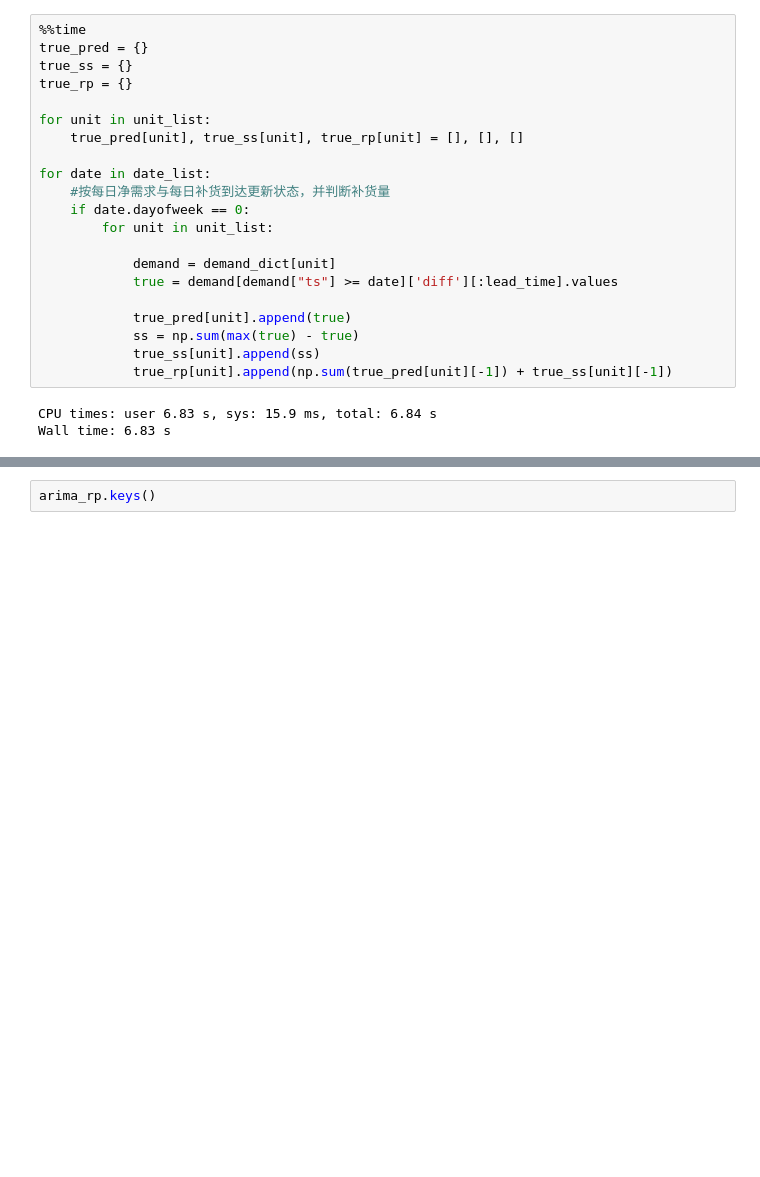
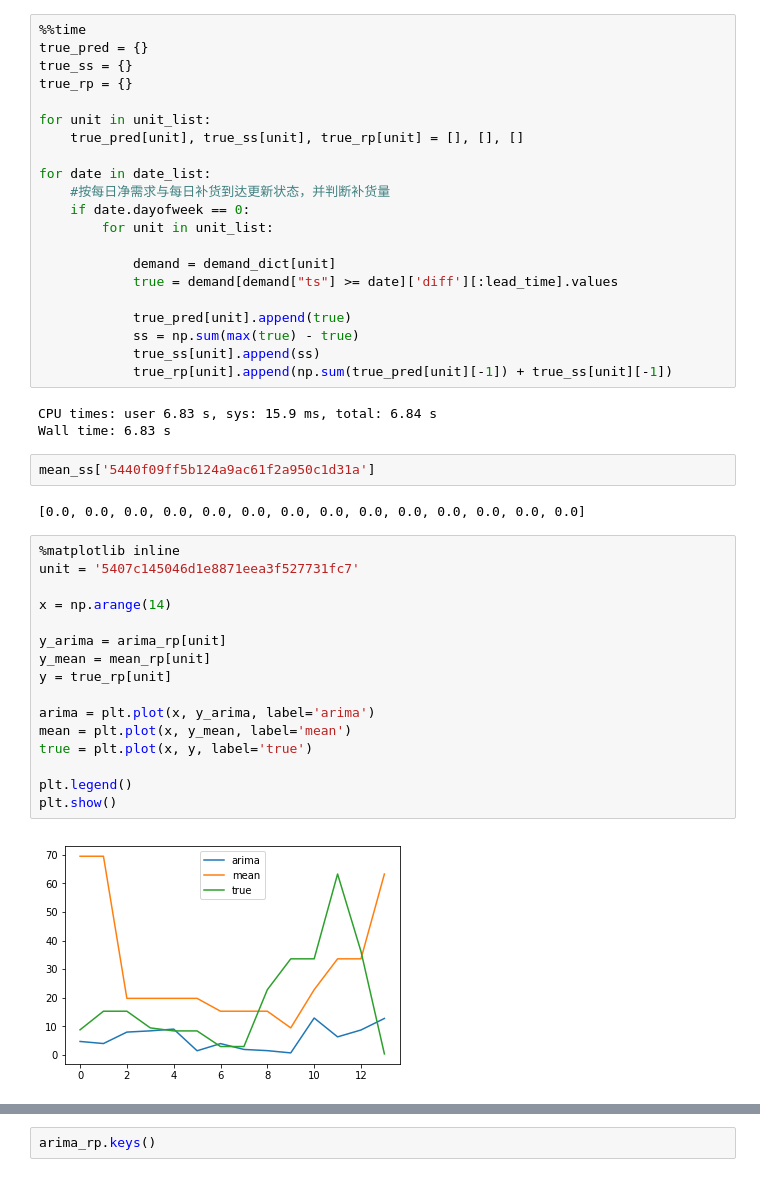
Before and after one commit to mb-Ma/Demand-Forecasting, a Jupyter notebook: code/baseline.ipynb, the cells around one changed output, grey strips where cells are left out. Cells and saved outputs as stored; diff of their text form; blank space fills up the shorter version.

```diff
--- a/code/baseline.ipynb
+++ b/code/baseline.ipynb
@@ -203,3 +204,25 @@ for date in date_list:
 # %% [output]
 CPU times: user 6.83 s, sys: 15.9 ms, total: 6.84 s
 Wall time: 6.83 s
+# %%
+mean_ss['5440f09ff5b124a9ac61f2a950c1d31a']
+# %% [output]
+[0.0, 0.0, 0.0, 0.0, 0.0, 0.0, 0.0, 0.0, 0.0, 0.0, 0.0, 0.0, 0.0, 0.0]
+# %%
+%matplotlib inline
+unit = '5407c145046d1e8871eea3f527731fc7'
+
+x = np.arange(14)
+
+y_arima = arima_rp[unit]
+y_mean = mean_rp[unit]
+y = true_rp[unit]
+
+arima = plt.plot(x, y_arima, label='arima')
+mean = plt.plot(x, y_mean, label='mean')
+true = plt.plot(x, y, label='true')
+
+plt.legend()
+plt.show()
+# %% [output]
+[figure, added]
```
Also changed, not shown: parts of 13 cells of this notebook, 9 other files.
